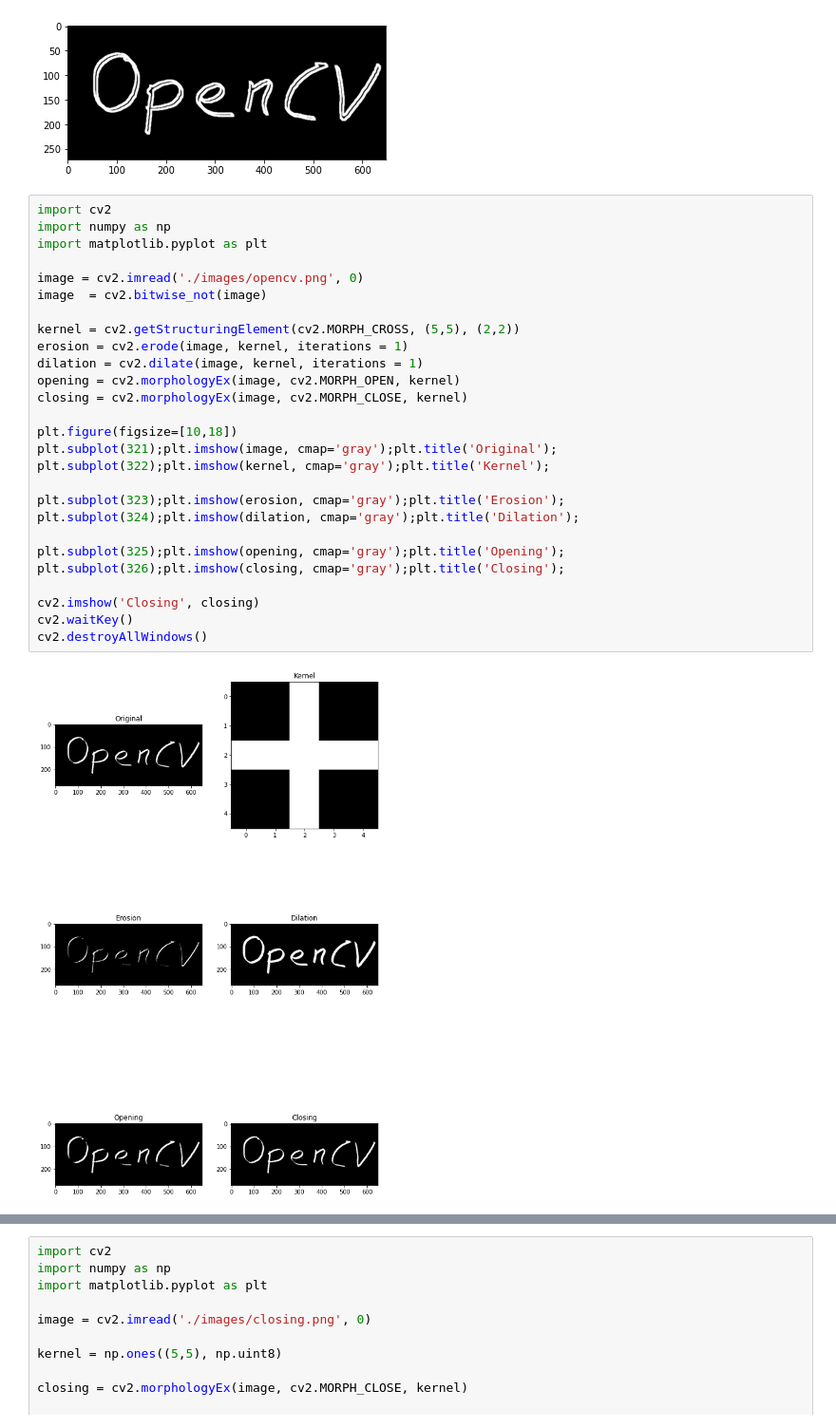
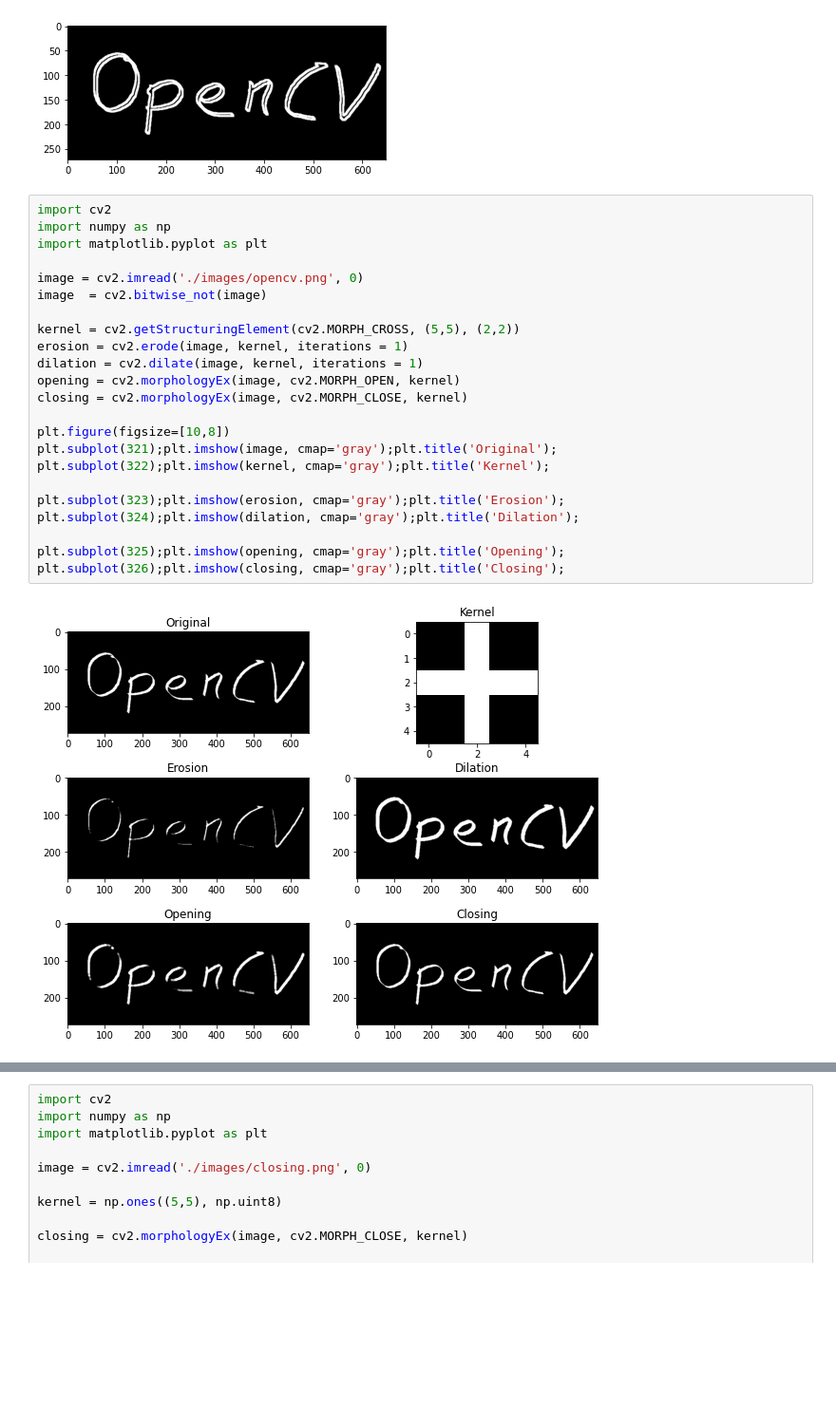
Before and after one commit to BijaN-R/ComputerVisionTutor, a Jupyter notebook: 04th_session/22-Dilation-erosion-opening-and-closing.ipynb, the cells around one changed output, grey strips where cells are left out. Shown at 95% size. Cells and saved outputs as stored; diff of their text form; blank space fills up the shorter version.

```diff
--- a/04th_session/22-Dilation-erosion-opening-and-closing.ipynb
+++ b/04th_session/22-Dilation-erosion-opening-and-closing.ipynb
@@ -36,32 +32,28 @@ plt.imshow(subtracted, cmap='gray')
 # %%
 import cv2
 import numpy as np
 import matplotlib.pyplot as plt
 
 image = cv2.imread('./images/opencv.png', 0)
 image  = cv2.bitwise_not(image)
 
 kernel = cv2.getStructuringElement(cv2.MORPH_CROSS, (5,5), (2,2))
 erosion = cv2.erode(image, kernel, iterations = 1)
 dilation = cv2.dilate(image, kernel, iterations = 1)
 opening = cv2.morphologyEx(image, cv2.MORPH_OPEN, kernel)
 closing = cv2.morphologyEx(image, cv2.MORPH_CLOSE, kernel)
 
-plt.figure(figsize=[10,18])
+plt.figure(figsize=[10,8])
 plt.subplot(321);plt.imshow(image, cmap='gray');plt.title('Original');
 plt.subplot(322);plt.imshow(kernel, cmap='gray');plt.title('Kernel');
 
 plt.subplot(323);plt.imshow(erosion, cmap='gray');plt.title('Erosion');
 plt.subplot(324);plt.imshow(dilation, cmap='gray');plt.title('Dilation');
 
 plt.subplot(325);plt.imshow(opening, cmap='gray');plt.title('Opening');
 plt.subplot(326);plt.imshow(closing, cmap='gray');plt.title('Closing');
-
-cv2.imshow('Closing', closing)
-cv2.waitKey()
-cv2.destroyAllWindows()
 # %% [output]
-[figure, old version]
+[figure, new version]
 # %%
 import cv2
 import numpy as np
```
Also changed, not shown: parts of 2 cells of this notebook, 4 other files.
